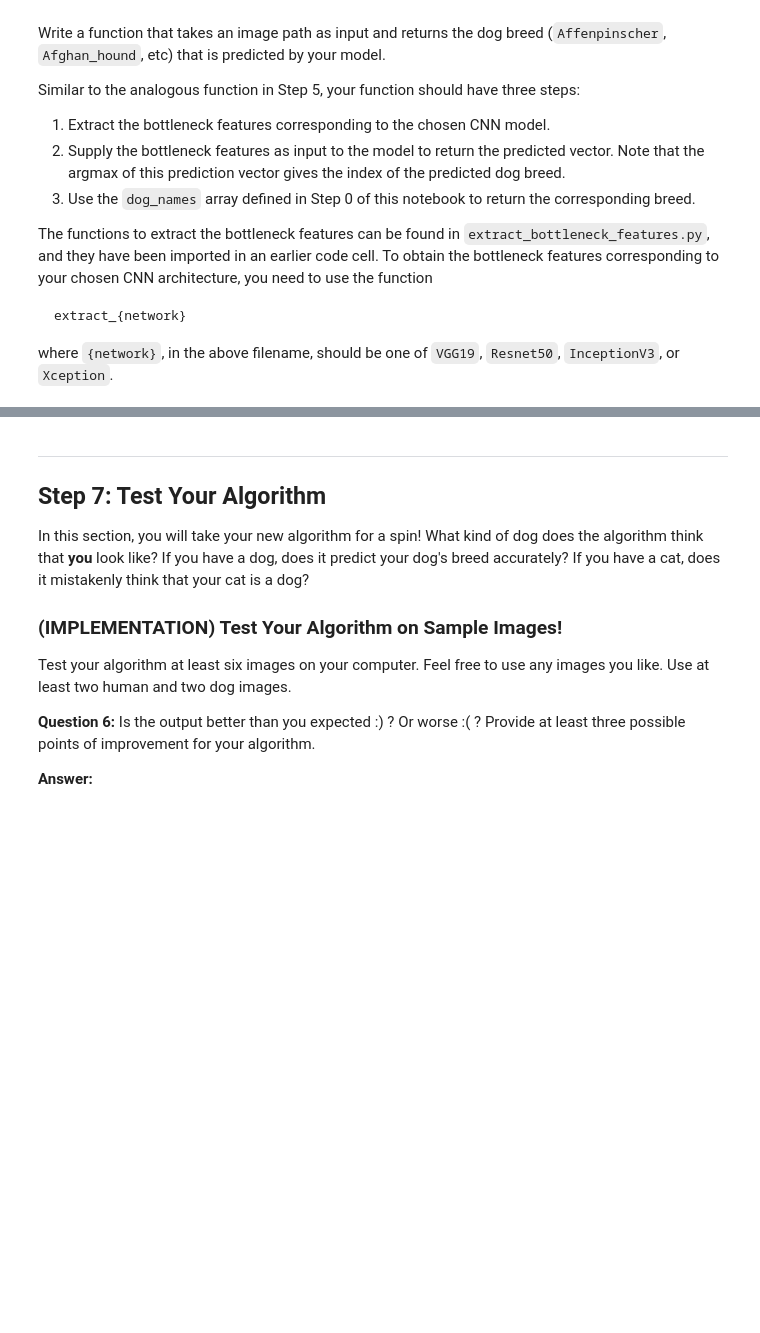
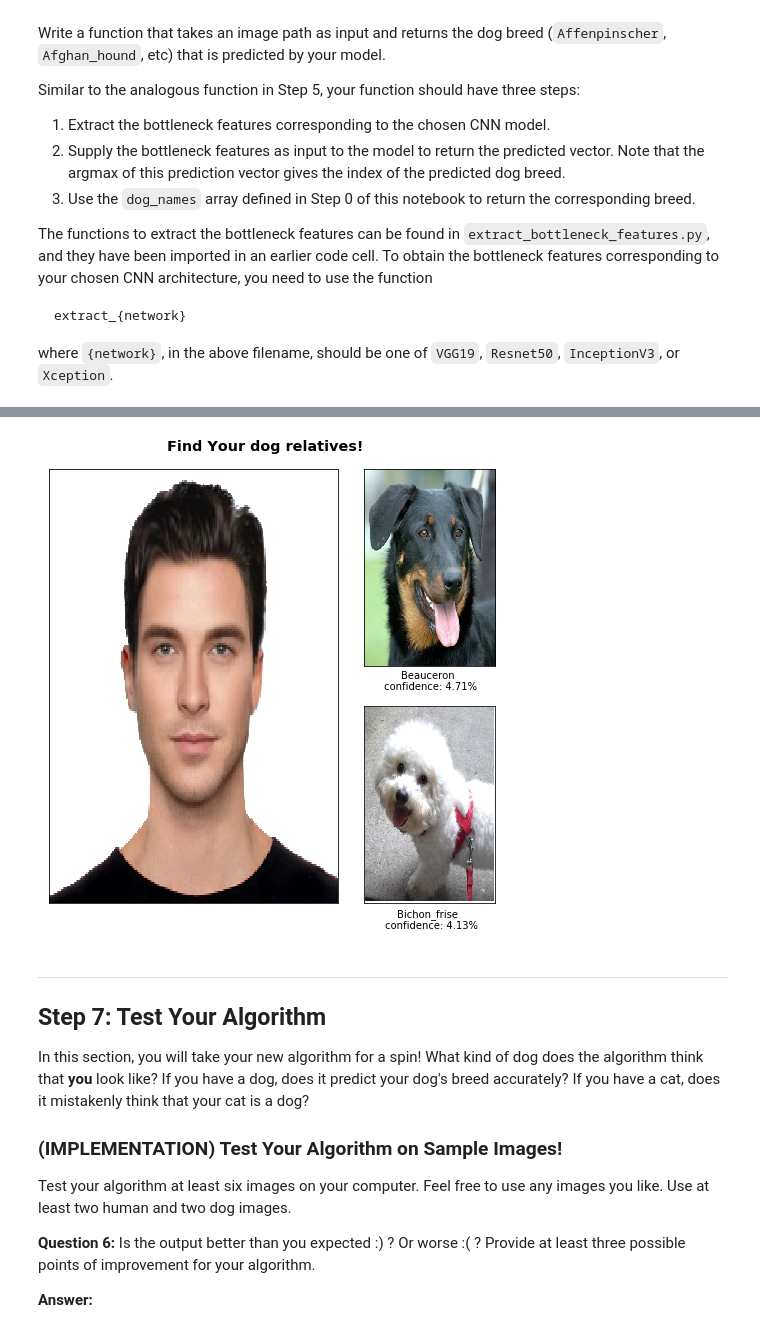
Before and after one commit to YehCF/Udacity_AIND_DL, a Jupyter notebook: udacity-dog-project/dog_app.ipynb, the cells around one changed output, grey strips where cells are left out. Drawn from its saved outputs; the diff is of its cells as text; code cells hidden in the pictures; blank space fills up the shorter version.

```diff
--- a/udacity-dog-project/dog_app.ipynb
+++ b/udacity-dog-project/dog_app.ipynb
@@ -1902,3 +1924,7 @@ AttributeError: 'Figure' object has no attribute 'title'
+# %%
+interpreter.interpret('test_samples/Archetypal-Male-Face-of-Beauty-embargoed-to-00.01hrs-30.03.15.jpg')
+# %% [output]
+[figure, added]
 # %% [markdown]
 ---
 <a id='step7'></a>
```
Also changed, not shown: parts of 9 cells of this notebook.
